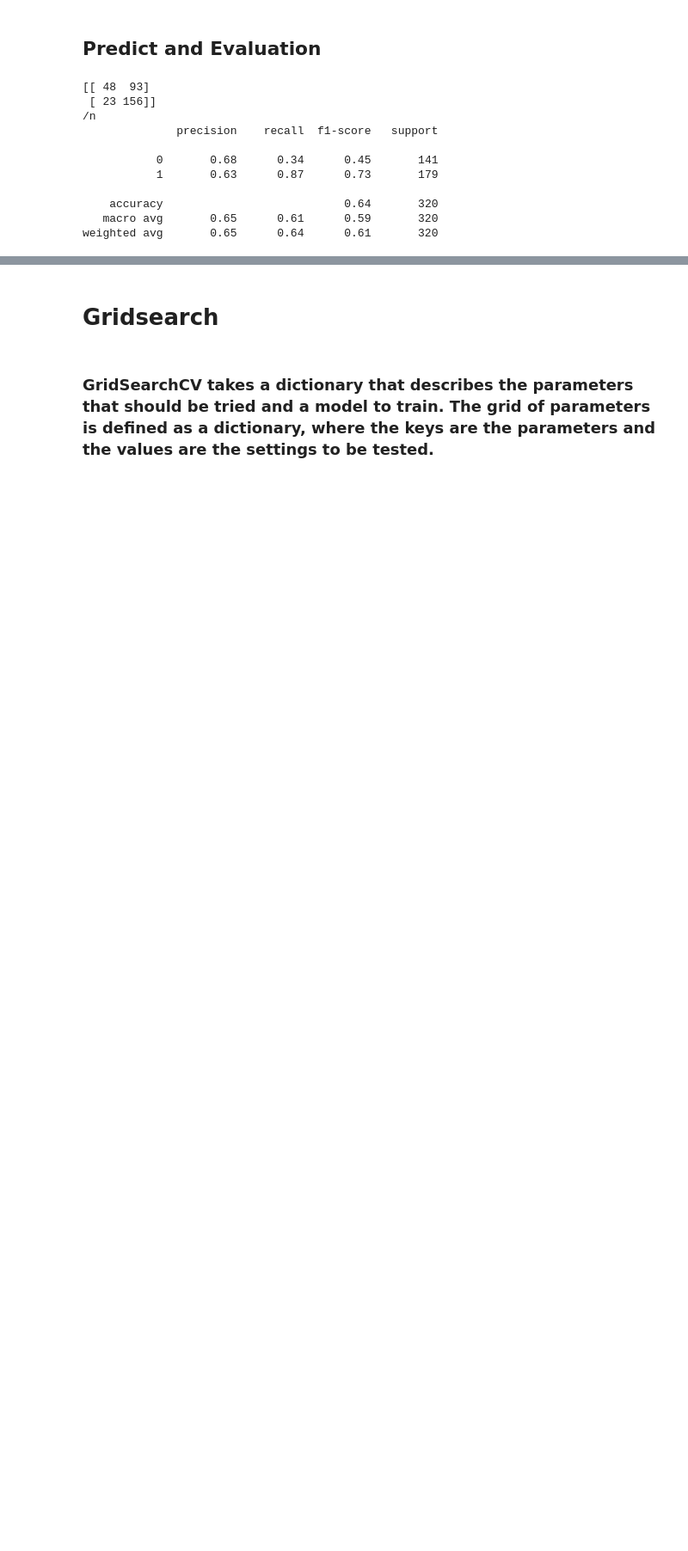
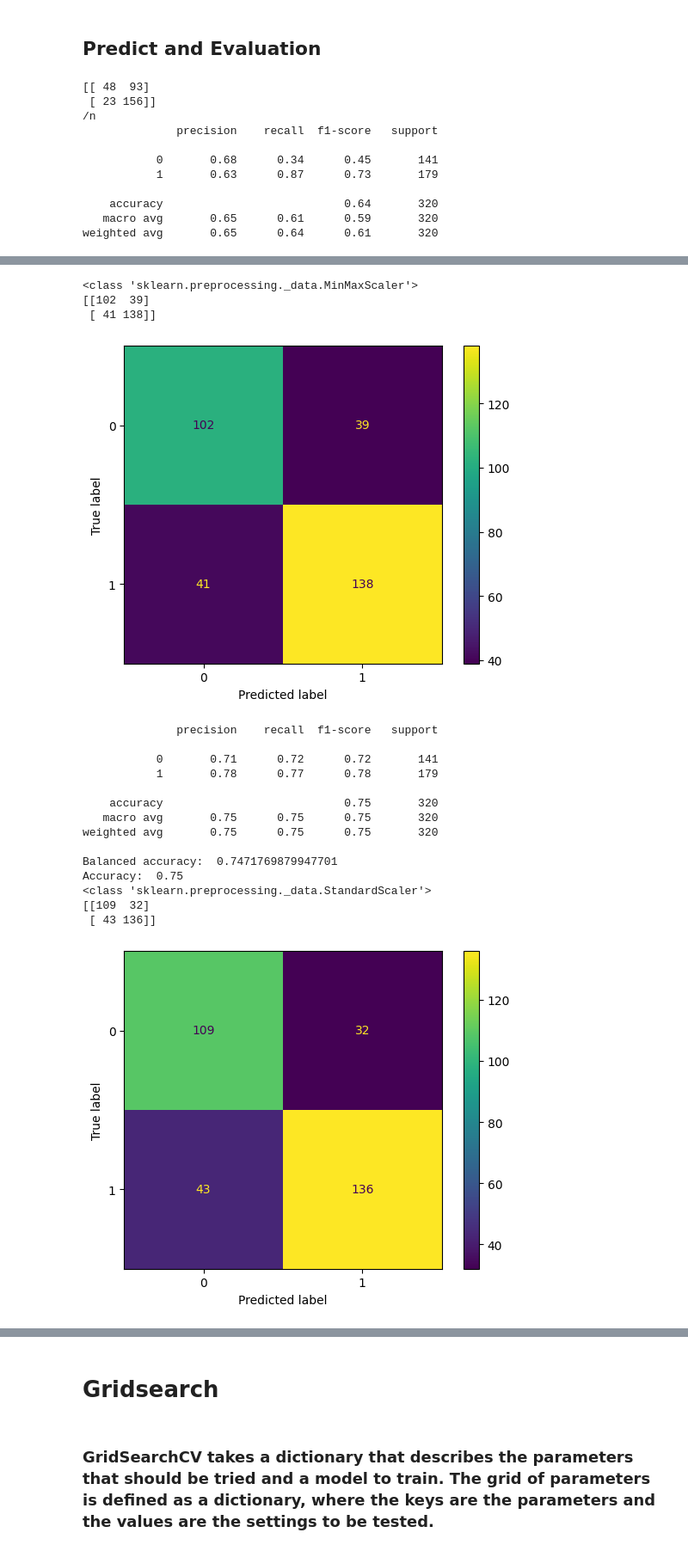
Before and after one commit to Vukhacson/WineQuality, a Jupyter notebook: SMSmall/lhieu_SupportVectorMachine.ipynb, the cells around one changed output, grey strips where cells are left out. Shown at 86% size. Saved outputs shown, nothing was run; the diff lists cells and outputs as text; code cells hidden in the pictures; blank space fills up the shorter version.

Commit message:
SVM_Classification_Update

```diff
--- a/SMSmall/lhieu_SupportVectorMachine.ipynb
+++ b/SMSmall/lhieu_SupportVectorMachine.ipynb
@@ -153,0 +120,44 @@ weighted avg       0.65      0.64      0.61       320
+# %%
+df_train_sc = [0,0,0,0,0]
+df_test_sc = [0,0,0,0,0]
+def scaling(df_train,df_test, sc):
+    trans = sc().fit(df_train)
+    df_train = trans.fit_transform(df_train)
+    trans = sc().fit(df_test)
+    df_test = trans.fit_transform(df_test)
+    return df_train, df_test
+scaler_name = [MinMaxScaler, StandardScaler, MaxAbsScaler, RobustScaler, Normalizer]
+
+for i in range(len(scaler_name)):
+    df_train_sc[i],df_test_sc[i] = scaling(X_train,X_test,scaler_name[i])
+    model = SVC()
+    model.fit(df_train_sc[i],y_train)
+    prediction = model.predict(df_test_sc[i])
+
+    print(scaler_name[i])
+    print(confusion_matrix(y_test,prediction))
+    ConfusionMatrixDisplay.from_predictions(y_test,prediction)
+    plt.show()
+    print(classification_report(y_test,prediction))
+    print('Balanced accuracy: ', balanced_accuracy_score(y_test,prediction))
+    print('Accuracy: ', accuracy_score(y_test,prediction))
+# %% [output]
+<class 'sklearn.preprocessing._data.MinMaxScaler'>
+[[102  39]
+ [ 41 138]]
+[figure, added]
+              precision    recall  f1-score   support
+
+           0       0.71      0.72      0.72       141
+           1       0.78      0.77      0.78       179
+
+    accuracy                           0.75       320
+   macro avg       0.75      0.75      0.75       320
+weighted avg       0.75      0.75      0.75       320
+
+Balanced accuracy:  0.7471769879947701
+Accuracy:  0.75
+<class 'sklearn.preprocessing._data.StandardScaler'>
+[[109  32]
+ [ 43 136]]
+[figure, added]
```
Also changed, not shown: parts of 37 cells of this notebook.
